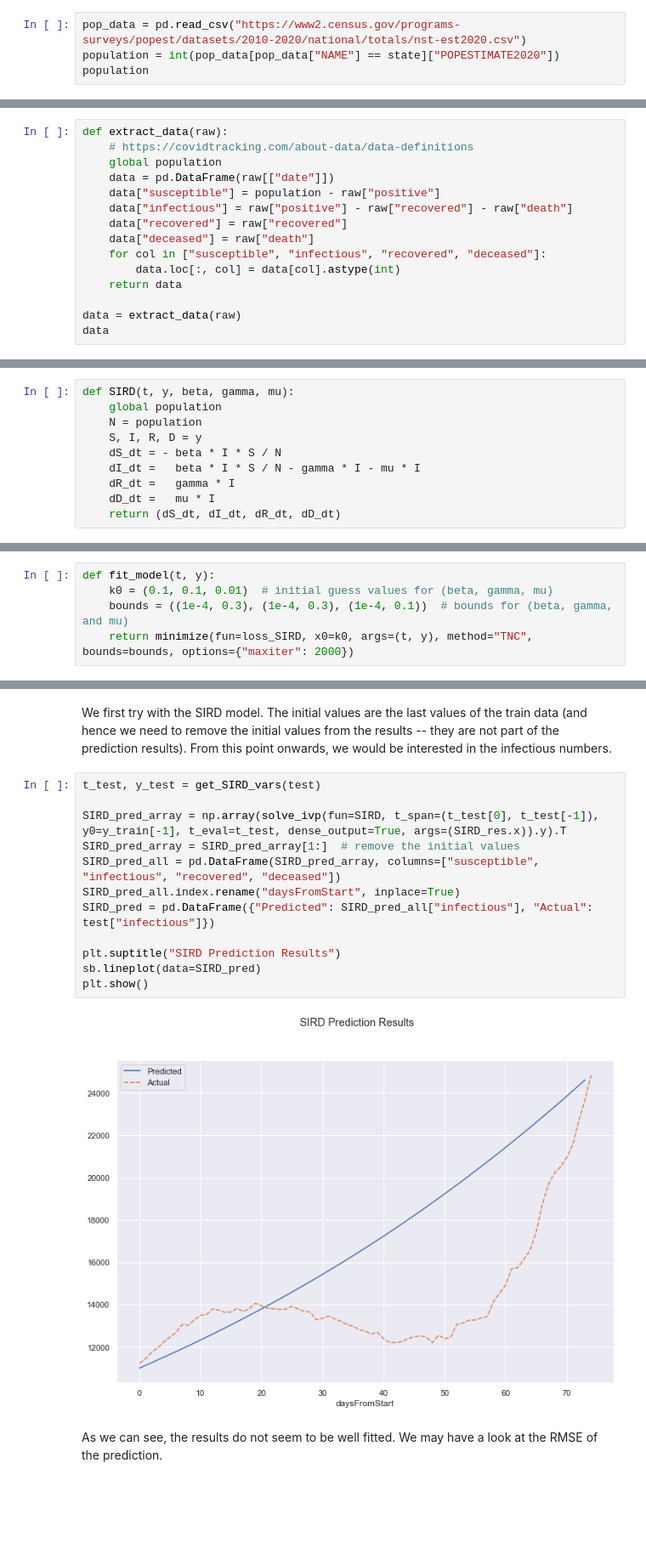
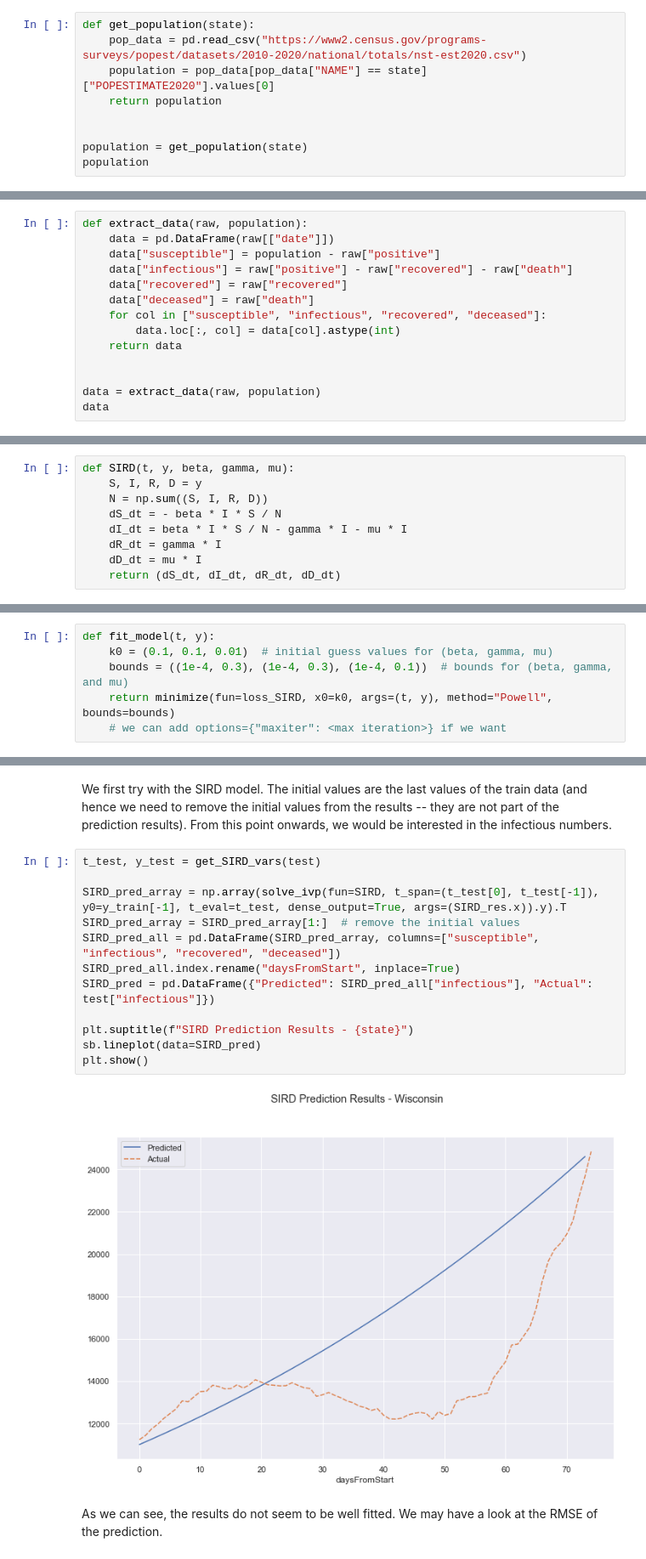
Before and after one commit to ZhongRuoyu/ntu-cz1115-project, a Jupyter notebook: covid.ipynb, the cells around one changed output, grey strips where cells are left out. Shown at 85% size. Saved outputs shown, nothing was run; the diff lists cells and outputs as text; blank space fills up the shorter version.

```diff
--- a/covid.ipynb
+++ b/covid.ipynb
@@ -74,7 +73,12 @@ raw
 # %% [markdown]
 In addition, since the SIRD model requires the total population, we need to obtain the population information of the state as well. We utilise the data provided by [the Census Bureau of the United States](https://www.census.gov/).
 # %%
-pop_data = pd.read_csv("https://www2.census.gov/programs-surveys/popest/datasets/2010-2020/national/totals/nst-est2020.csv")
-population = int(pop_data[pop_data["NAME"] == state]["POPESTIMATE2020"])
+def get_population(state):
+    pop_data = pd.read_csv("https://www2.census.gov/programs-surveys/popest/datasets/2010-2020/national/totals/nst-est2020.csv")
+    population = pop_data[pop_data["NAME"] == state]["POPESTIMATE2020"].values[0]
+    return population
+
+
+population = get_population(state)
 population
 # %% [output]
@@ -114,7 +132,5 @@ The SIRD model requires that some information be pre-processed. We may obtain th
 # %%
-def extract_data(raw):
-    # https://covidtracking.com/about-data/data-definitions
-    global population
+def extract_data(raw, population):
     data = pd.DataFrame(raw[["date"]])
     data["susceptible"] = population - raw["positive"]
     data["infectious"] = raw["positive"] - raw["recovered"] - raw["death"]
@@ -124,7 +140,8 @@ def extract_data(raw):
         data.loc[:, col] = data[col].astype(int)
     return data
 
-data = extract_data(raw)
+
+data = extract_data(raw, population)
 data
 # %% [output]
 |  | date | susceptible | infectious | recovered | deceased |
@@ -272,12 +290,11 @@ $\left\{
 # %%
 def SIRD(t, y, beta, gamma, mu):
-    global population
-    N = population
     S, I, R, D = y
+    N = np.sum((S, I, R, D))
     dS_dt = - beta * I * S / N
-    dI_dt =   beta * I * S / N - gamma * I - mu * I
-    dR_dt =   gamma * I
-    dD_dt =   mu * I
+    dI_dt = beta * I * S / N - gamma * I - mu * I
+    dR_dt = gamma * I
+    dD_dt = mu * I
     return (dS_dt, dI_dt, dR_dt, dD_dt)
 # %% [markdown]
 We then define our loss function (in this case, we use RMSE, the root-mean-square error). We use `iter_` to keep track of the number of iterations, and display some intermediate results. The function `solve_ivp` from `scipy.integrate` allows us to integrate the derivatives from `SIRD`, and hence get the values on the fitted line.
@@ -304,7 +321,8 @@ We then make use of `scipy.optimize.minimize()` to help us minimize the loss, an
 def fit_model(t, y):
     k0 = (0.1, 0.1, 0.01)  # initial guess values for (beta, gamma, mu)
     bounds = ((1e-4, 0.3), (1e-4, 0.3), (1e-4, 0.1))  # bounds for (beta, gamma, and mu)
-    return minimize(fun=loss_SIRD, x0=k0, args=(t, y), method="TNC", bounds=bounds, options={"maxiter": 2000})
+    return minimize(fun=loss_SIRD, x0=k0, args=(t, y), method="Powell", bounds=bounds)
+    # we can add options={"maxiter": <max iteration>} if we want
 # %% [markdown]
 We can then proceed with the fitting.
 # %%
@@ -399,17 +420,17 @@ We first try with the SIRD model. The initial values are the last values of the
 # %%
 t_test, y_test = get_SIRD_vars(test)
 
 SIRD_pred_array = np.array(solve_ivp(fun=SIRD, t_span=(t_test[0], t_test[-1]), y0=y_train[-1], t_eval=t_test, dense_output=True, args=(SIRD_res.x)).y).T
 SIRD_pred_array = SIRD_pred_array[1:]  # remove the initial values
 SIRD_pred_all = pd.DataFrame(SIRD_pred_array, columns=["susceptible", "infectious", "recovered", "deceased"])
 SIRD_pred_all.index.rename("daysFromStart", inplace=True)
 SIRD_pred = pd.DataFrame({"Predicted": SIRD_pred_all["infectious"], "Actual": test["infectious"]})
 
-plt.suptitle("SIRD Prediction Results")
+plt.suptitle(f"SIRD Prediction Results - {state}")
 sb.lineplot(data=SIRD_pred)
 plt.show()
 # %% [output]
-[figure, old version]
+[figure, new version]
 # %% [markdown]
 As we can see, the results do not seem to be well fitted. We may have a look at the RMSE of the prediction.
 # %%
```
Also changed, not shown: parts of 37 cells of this notebook.
